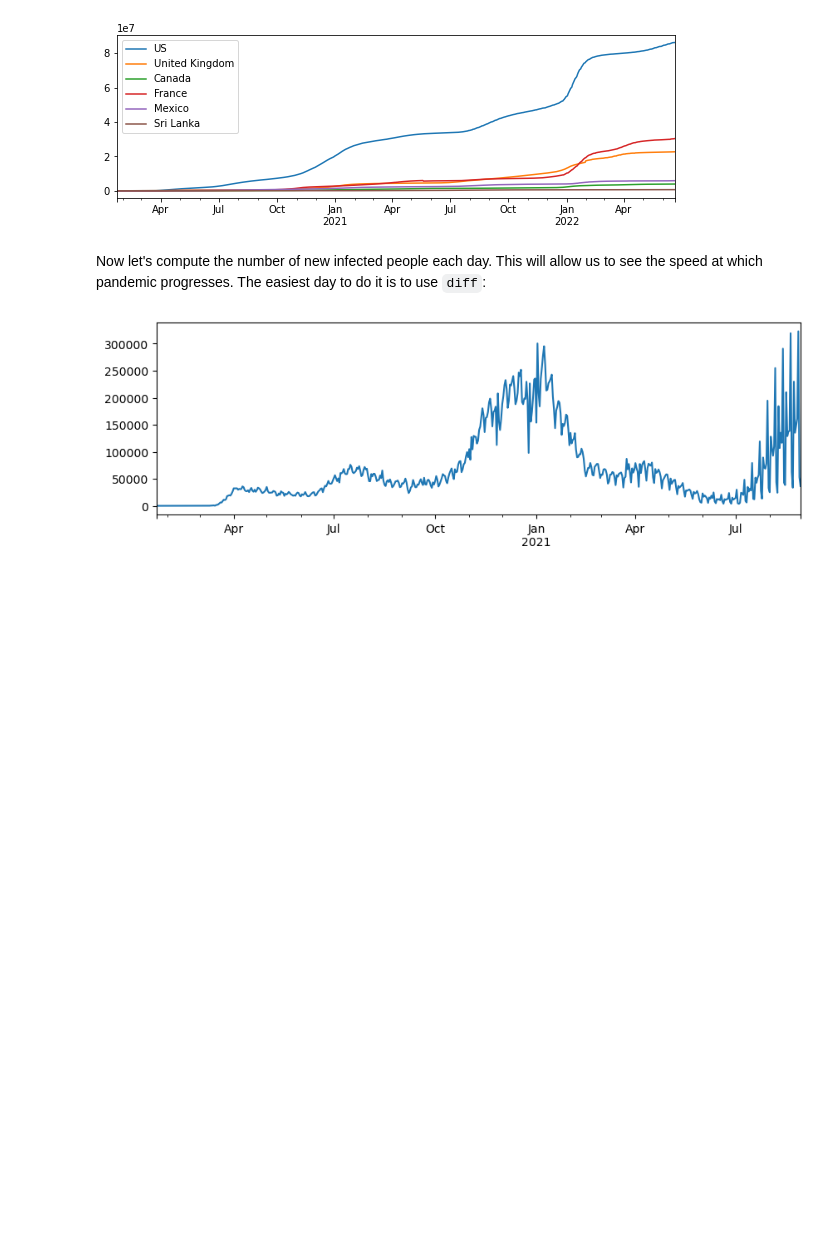
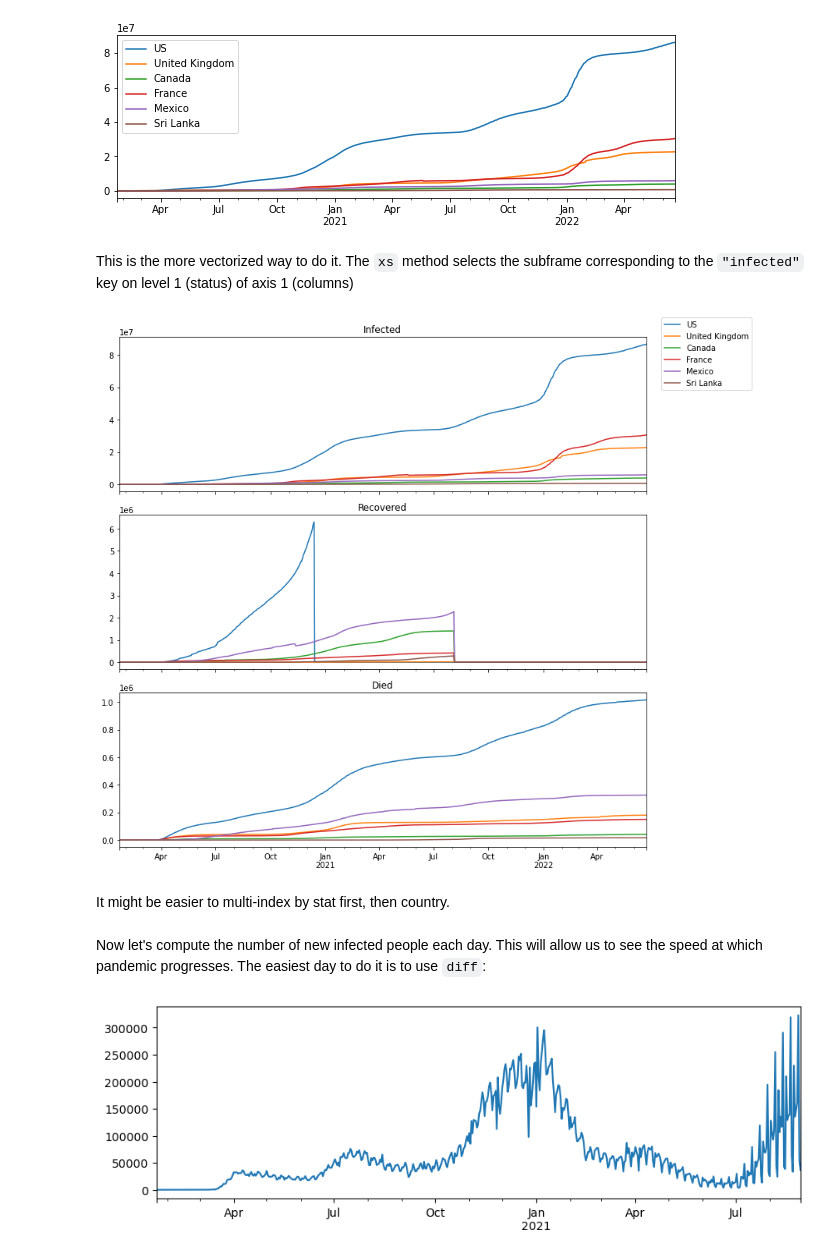
Before and after one commit to leingang/Data-Science-For-Beginners, a Jupyter notebook: 2-Working-With-Data/07-python/notebook-covidspread.ipynb, the cells around one changed output. Saved outputs shown, nothing was run; the diff lists cells and outputs as text; code cells hidden in the pictures; blank space fills up the shorter version.

```diff
--- a/2-Working-With-Data/07-python/notebook-covidspread.ipynb
+++ b/2-Working-With-Data/07-python/notebook-covidspread.ipynb
@@ -194,6 +198,21 @@ plt.legend(my_countries)
 plt.show()
 # %% [output]
 [figure]
+# %% [markdown]
+This is the more vectorized way to do it. The `xs` method selects the subframe corresponding to the `"infected"` key on level 1 (status) of axis 1 (columns)
+# %%
+fig,axs = plt.subplots(nrows=3,sharex=True)
+dfm.xs('infected',level="stat",axis="columns").plot(ax=axs[0],title="Infected",legend=False)
+dfm.xs('recovered',level="stat",axis="columns").plot(ax=axs[1],title="Recovered",legend=False)
+dfm.xs('deaths',level="stat",axis="columns").plot(ax=axs[2],title="Died",legend=False)
+fig.set_figwidth(10)
+fig.set_figheight(10)
+fig.legend(my_countries,bbox_to_anchor=(1,1), loc="upper left")
+fig.tight_layout()
+# %% [output]
+[figure, added]
+# %% [markdown]
+It might be easier to multi-index by stat first, then country.
 # %% [markdown]
 Now let's compute the number of new infected people each day. This will allow us to see the speed at which pandemic progresses. The easiest day to do it is to use `diff`:
 # %%
```
Also changed, not shown: parts of 11 cells of this notebook.
